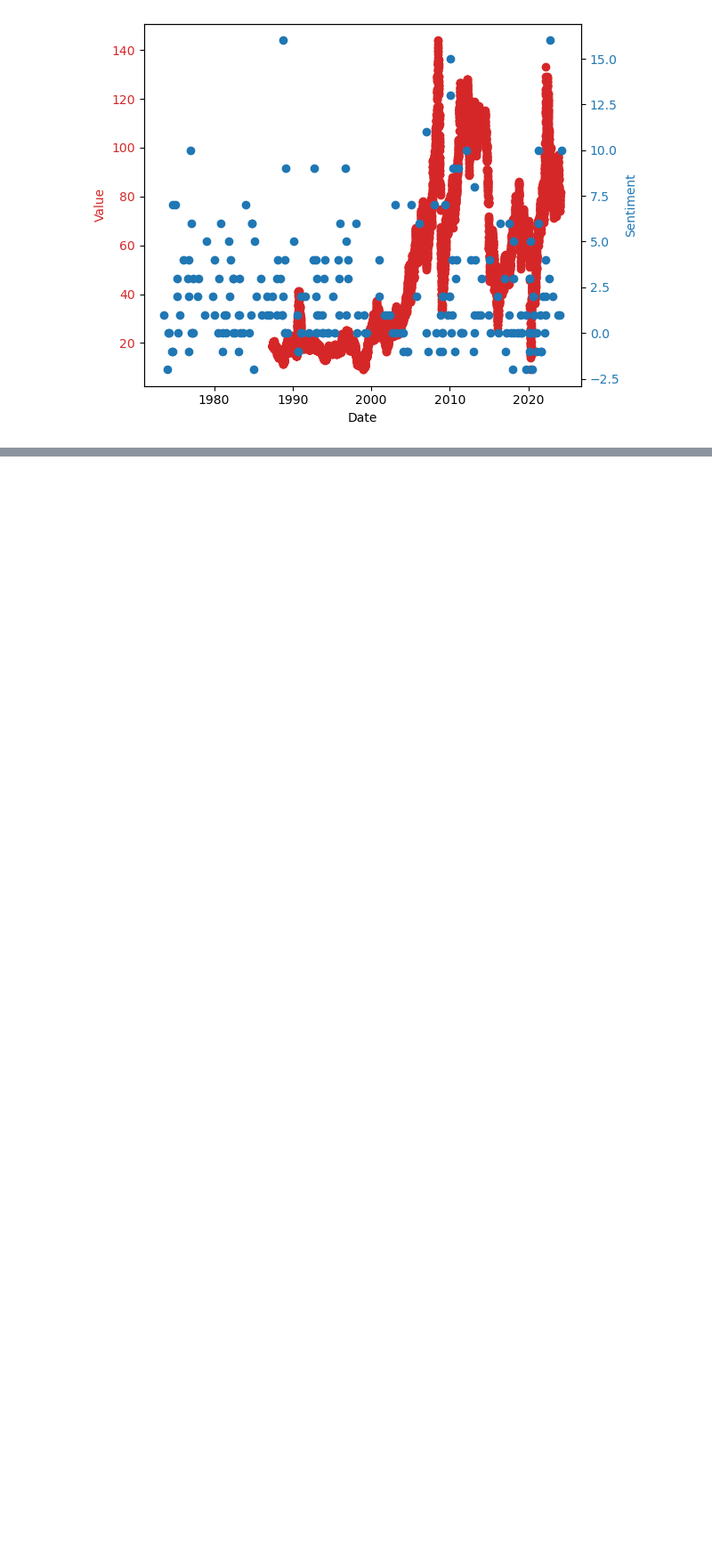
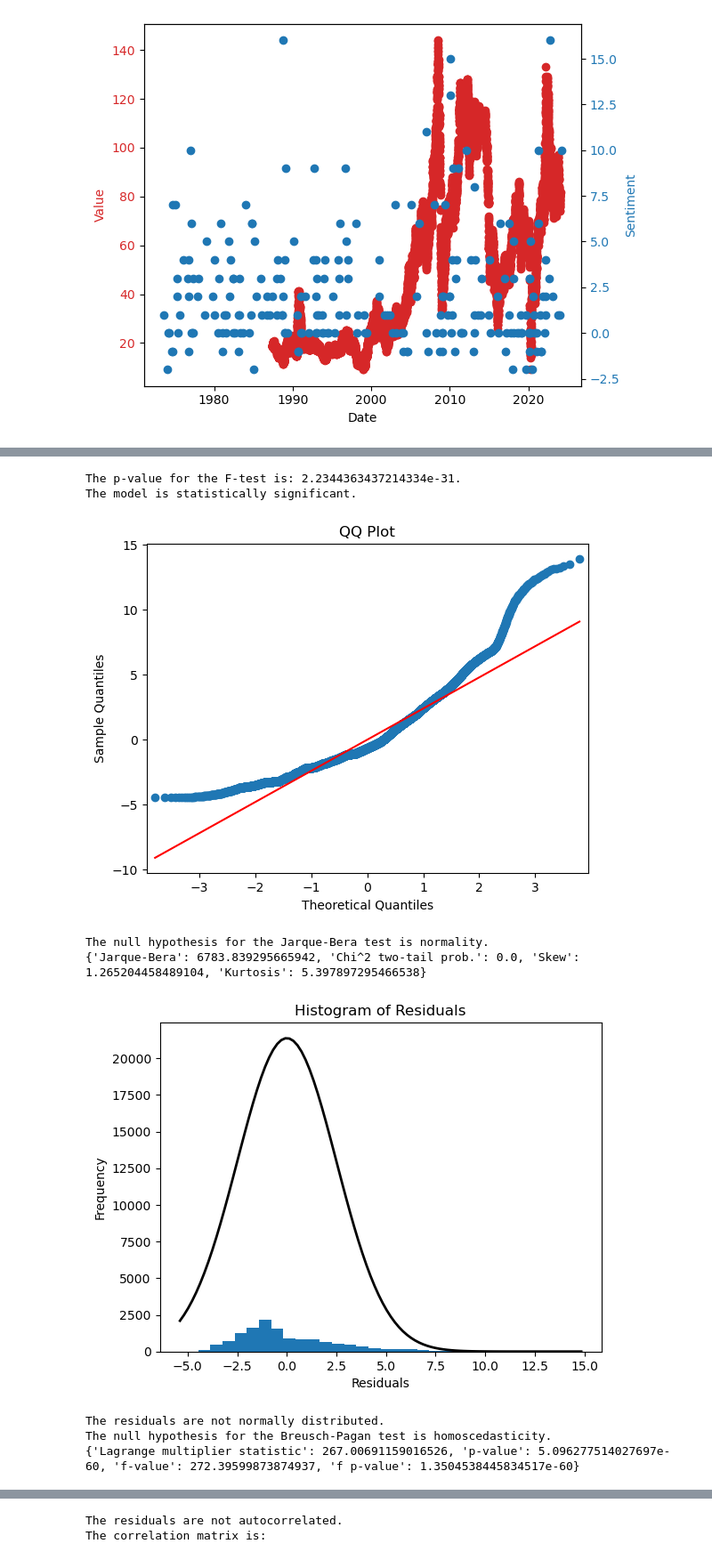
Before and after one commit to chtang-hmc/Spring-Invitation-Datathon-2024, a Jupyter notebook: Analysis/Sentiment Analysis/sentiment_oil.ipynb, the cells around one changed output, grey strips where cells are left out. Shown: that part at 89% size. Cells and saved outputs as stored; diff of their text form; code cells hidden in the pictures; blank space fills up the shorter version.

Commit message:
added linear model

```diff
--- a/Analysis/Sentiment Analysis/sentiment_oil.ipynb
+++ b/Analysis/Sentiment Analysis/sentiment_oil.ipynb
@@ -72,0 +101,12 @@ KeyError: "[Timestamp('1973-08-15 00:00:00'), Timestamp('1973-08-16 00:00:00'),
+# %%
+test_linear_model(oil_price_resample, climate_sum_resample['sentiment'])
+# %% [output]
+The p-value for the F-test is: 2.2344363437214334e-31.
+The model is statistically significant.
+[figure, added]
+The null hypothesis for the Jarque-Bera test is normality.
+{'Jarque-Bera': 6783.839295665942, 'Chi^2 two-tail prob.': 0.0, 'Skew': 1.265204458489104, 'Kurtosis': 5.397897295466538}
+[figure, added]
+The residuals are not normally distributed.
+The null hypothesis for the Breusch-Pagan test is homoscedasticity.
+{'Lagrange multiplier statistic': 267.00691159016526, 'p-value': 5.096277514027697e-60, 'f-value': 272.39599873874937, 'f p-value': 1.3504538445834517e-60}
@@ -72,0 +118,2 @@ KeyError: "[Timestamp('1973-08-15 00:00:00'), Timestamp('1973-08-16 00:00:00'),
+The residuals are not autocorrelated.
+The correlation matrix is:
```
Also changed, not shown: parts of 6 cells of this notebook, 1 other file.
